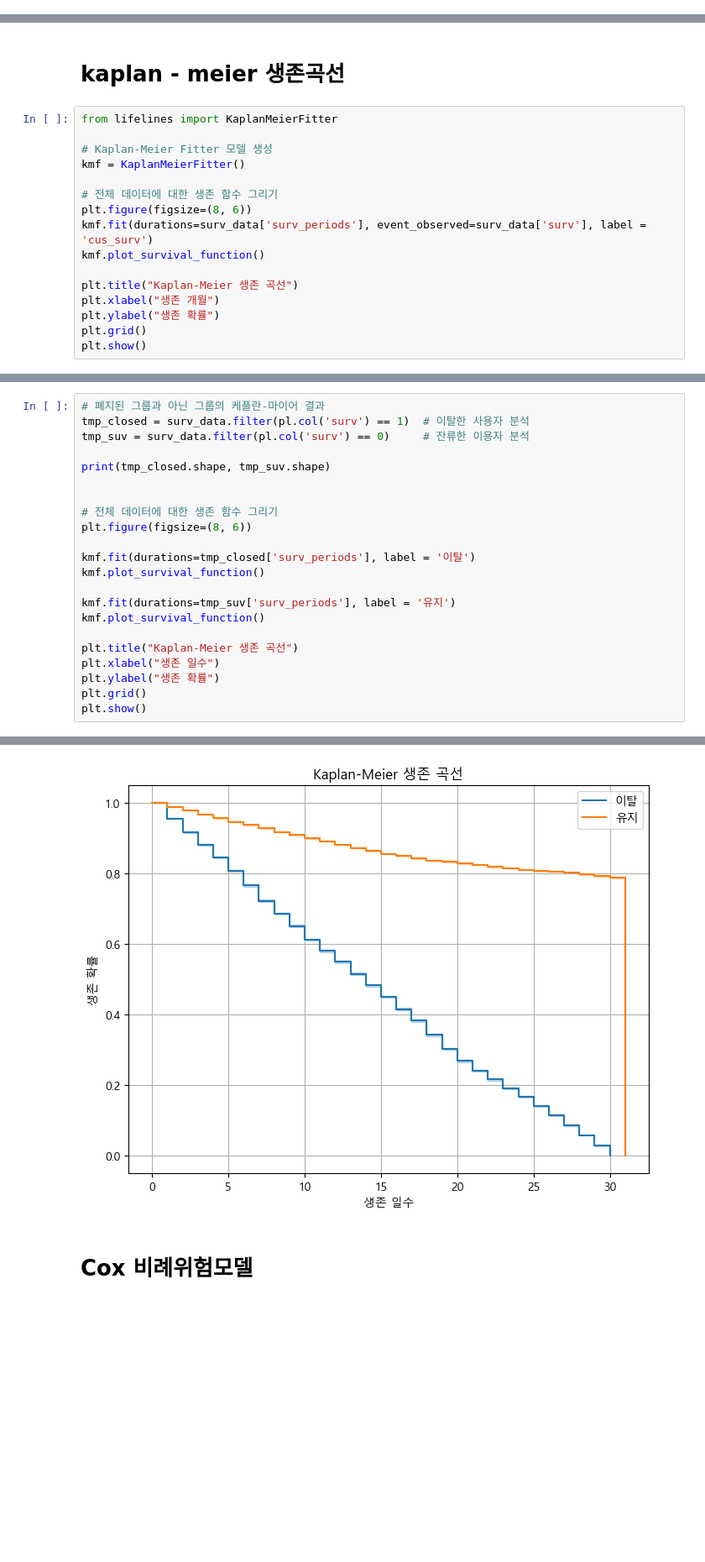
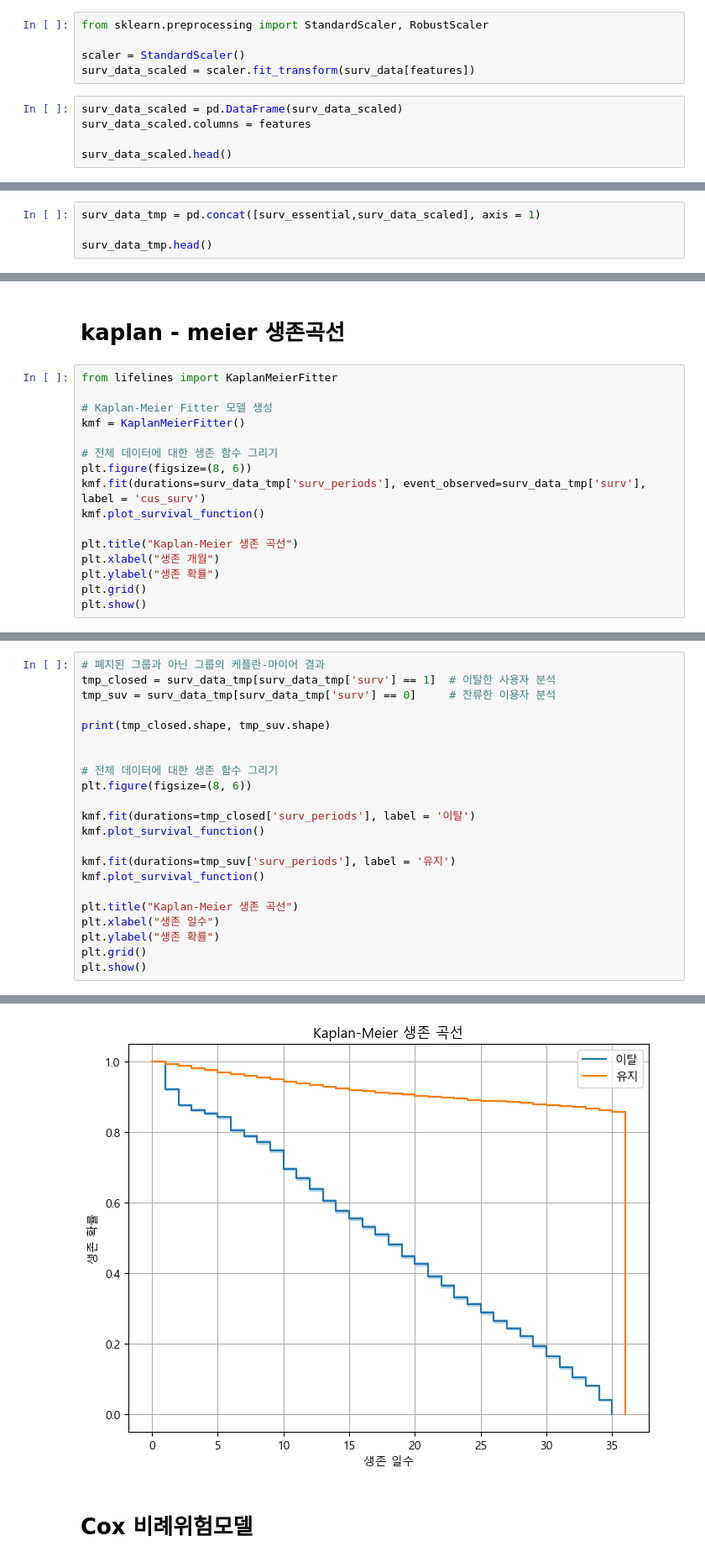
Before and after one commit to shs1018/iM_DiGital_Banker_academy, a Jupyter notebook: projects/iMBank_pj5/analyzing_surv.ipynb, the cells around one changed output, grey strips where cells are left out. Shown at 84% size. Saved outputs shown, nothing was run; the diff lists cells and outputs as text; blank space fills up the shorter version.

```diff
--- a/projects/iMBank_pj5/analyzing_surv.ipynb
+++ b/projects/iMBank_pj5/analyzing_surv.ipynb
@@ -103,0 +84,10 @@ shape: (677_169, 11)
+# %%
+from sklearn.preprocessing import StandardScaler, RobustScaler
+
+scaler = StandardScaler()
+surv_data_scaled = scaler.fit_transform(surv_data[features])
+# %%
+surv_data_scaled = pd.DataFrame(surv_data_scaled)
+surv_data_scaled.columns = features
+
+surv_data_scaled.head()
@@ -103,0 +101,4 @@ shape: (677_169, 11)
+# %%
+surv_data_tmp = pd.concat([surv_essential,surv_data_scaled], axis = 1)
+
+surv_data_tmp.head()
@@ -138,7 +150,7 @@ kmf = KaplanMeierFitter()
 
 # 전체 데이터에 대한 생존 함수 그리기
 plt.figure(figsize=(8, 6))
-kmf.fit(durations=surv_data['surv_periods'], event_observed=surv_data['surv'], label = 'cus_surv')
+kmf.fit(durations=surv_data_tmp['surv_periods'], event_observed=surv_data_tmp['surv'], label = 'cus_surv')
 kmf.plot_survival_function()
 
 plt.title("Kaplan-Meier 생존 곡선")
@@ -151,7 +163,7 @@ plt.show()
 # %%
 # 폐지된 그룹과 아닌 그룹의 케플란-마이어 결과
-tmp_closed = surv_data.filter(pl.col('surv') == 1)  # 이탈한 사용자 분석
-tmp_suv = surv_data.filter(pl.col('surv') == 0)     # 잔류한 이용자 분석
+tmp_closed = surv_data_tmp[surv_data_tmp['surv'] == 1]  # 이탈한 사용자 분석
+tmp_suv = surv_data_tmp[surv_data_tmp['surv'] == 0]     # 잔류한 이용자 분석
 
 print(tmp_closed.shape, tmp_suv.shape)
 
@@ -175,4 +187,4 @@ plt.show()
-[figure, old version]
+[figure, new version]
 # %% [markdown]
 # Cox 비례위험모델
 # %% [markdown]
```
Also changed, not shown: parts of 26 cells of this notebook, 8 other files.
